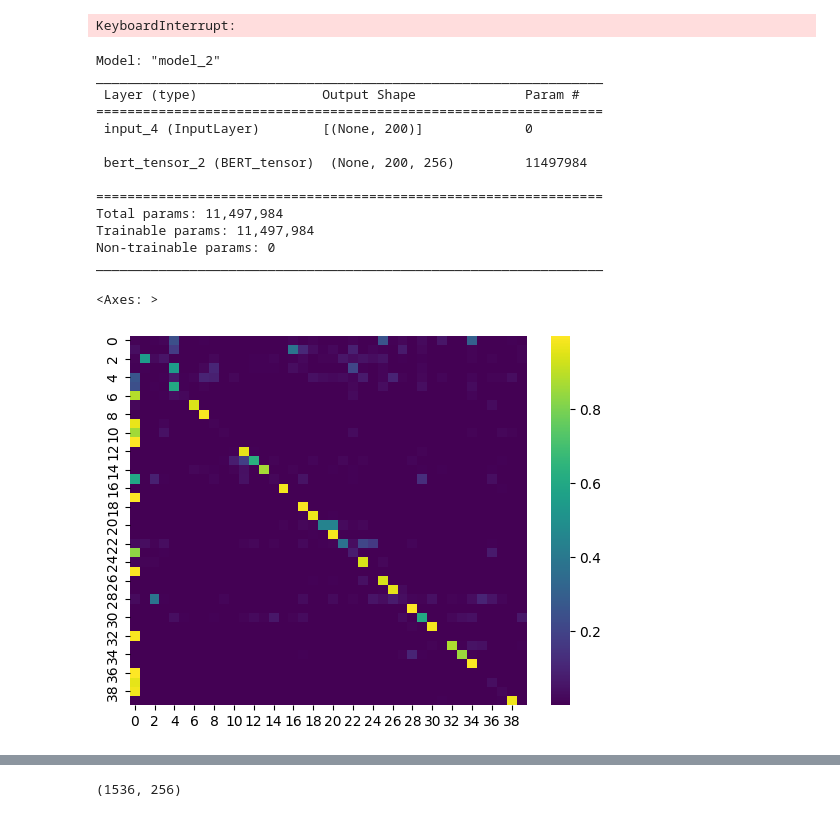
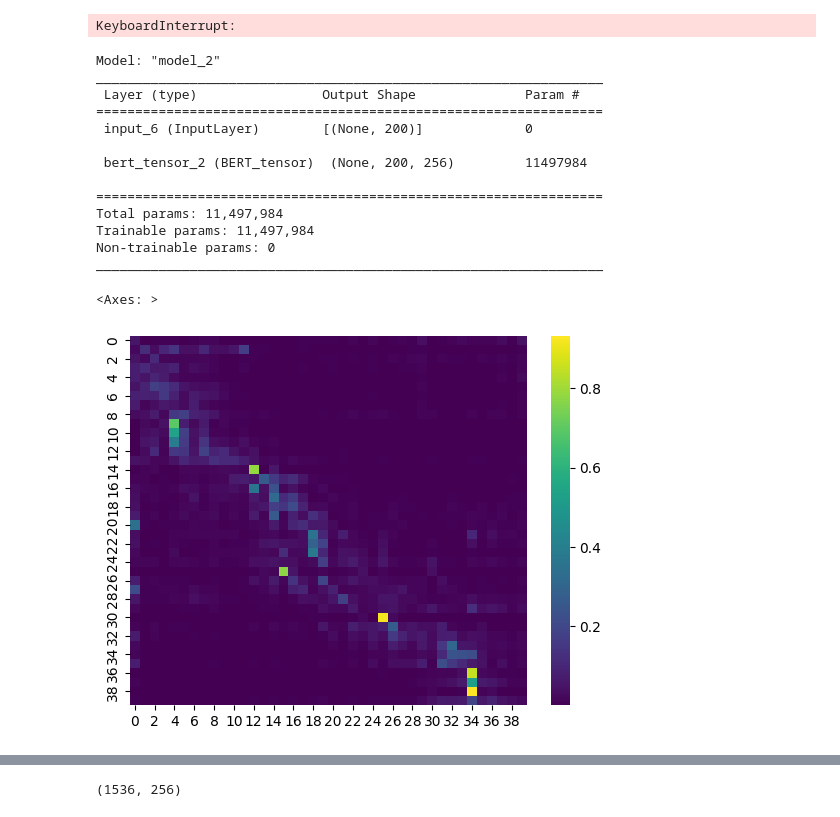
Before and after one commit to pop756/QM, a Jupyter notebook: BERT_process_ATM.ipynb, the cells around one changed output, grey strips where cells are left out. Saved outputs shown, nothing was run; the diff lists cells and outputs as text; code cells hidden in the pictures.

```diff
--- a/BERT_process_ATM.ipynb
+++ b/BERT_process_ATM.ipynb
@@ -319,7 +330,7 @@ from tensorflow.keras.callbacks import *
 early_stopping_cb = EarlyStopping(patience=6, monitor='loss',restore_best_weights=True)
 # %%
 def custom_loss(y_true, y_pred):
-    output = tf.one_hot(tf.cast(tf.boolean_mask(y_true,tf.cast(y_true,bool)),tf.int32),732)
+    output = tf.one_hot(tf.cast(tf.boolean_mask(y_true,tf.cast(y_true,bool)),tf.int32),len(molecule_dictionary))
     loss = tf.keras.losses.CategoricalCrossentropy()(output,y_pred)
     return loss
 # %%
@@ -614,13 +374,13 @@ from Module.custom_layers import BERT_tensor
 #from Module.custom_layers import BERT_tensor
 inputs = Input(shape = (200,),dtype=tf.int32)
 mask = Input(shape = (16), dtype=tf.int32)
-outputs = BERT_tensor(256,6,1024,732,Tensor_dimention=2)(inputs,mask,pretrain=True)
+outputs = BERT_tensor(256,6,1024,len(molecule_dictionary),Tensor_dimention=2)(inputs,mask,pretrain=True)
 
 model = Model(inputs = [inputs,mask], outputs = [outputs])
 model.summary()
 optmizer = tf.keras.optimizers.Adam(learning_rate=0.0002)
 model.compile(optimizer=optmizer,loss = custom_loss,metrics = Mask_acc)
-model.load_weights('./BERT/atomInSmile/temp_small_tensor_Random_ZINC_L_model_weights')
+model.load_weights('./BERT/atomInSmile/small_tensor_Random_ZINC_L_model_weights')
 # %% [output]
 Model: "model"
 __________________________________________________________________________________________________
@@ -758,13 +518,12 @@ outputs = BERT_tensor(256,6,1024,732,Tensor_dimention=2)(inputs,None)
 model_temp = Model(inputs = [inputs], outputs = [outputs])
 model_temp.summary()
 optmizer = tf.keras.optimizers.Adam(learning_rate=0.0002)
-model_temp.compile(optimizer=optmizer,loss = custom_loss,metrics = Mask_acc)
 # %% [output]
 Model: "model_2"
 _________________________________________________________________
  Layer (type)                Output Shape              Param #
 =================================================================
- input_4 (InputLayer)        [(None, 200)]             0
+ input_6 (InputLayer)        [(None, 200)]             0
 
  bert_tensor_2 (BERT_tensor)  (None, 200, 256)         11497984
 
@@ -780,19 +539,21 @@ model_temp.set_weights(paras[:250])
 # %%
 model_temp.save_weights('./BERT/atomInSmile/Pre_BERT')
 # %%
+from Module.custom_layers import Attention_mask
+
 hidden,mask = model.layers[2].embedding(random_value[:10])
 mask = Attention_mask(mask)
-index = 1
+index = 3
 for i in range(index):
     hidden = model.layers[2].encoder[i](hidden,mask)
 _,output = model.layers[2].encoder[index].att(hidden,mask)
 # %%
 import matplotlib.pyplot as plt
 import seaborn as sns
-sns.heatmap(output[4][5][0:40,0:40], cmap='viridis', fmt=".2f")
+sns.heatmap(output[4][0][0:40,0:40], cmap='viridis', fmt=".2f")
 # %% [output]
 <Axes: >
-[figure, old version]
+[figure, new version]
 # %%
 import matplotlib.pyplot as plt
 import seaborn as sns
```
Also changed, not shown: parts of 23 cells of this notebook, 33 other files.
